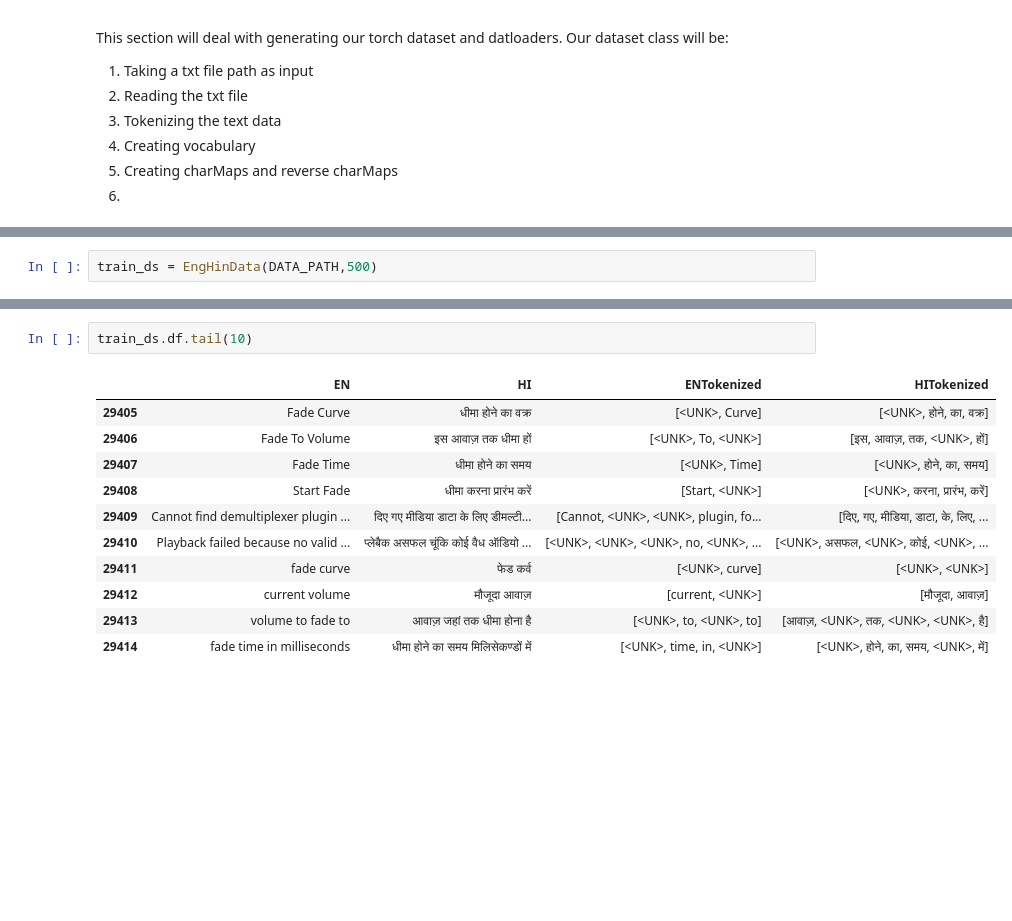
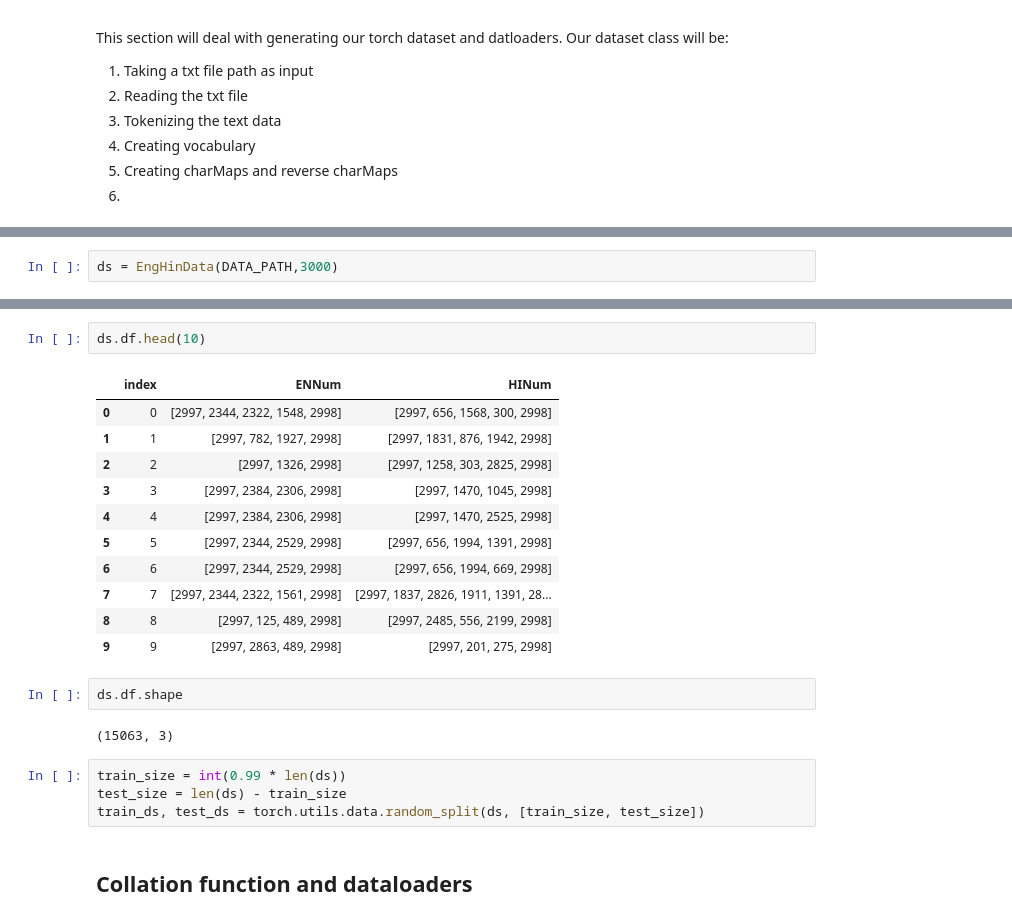
Before and after one commit to akhilsingh-dev/nlp-basics-torch, a Jupyter notebook: Seq2SeqForEngHin.ipynb, the cells around one changed output, grey strips where cells are left out. Drawn from its saved outputs; the diff is of its cells as text; blank space fills up the shorter version.

```diff
--- a/Seq2SeqForEngHin.ipynb
+++ b/Seq2SeqForEngHin.ipynb
@@ -216,3 +281,3 @@ class EngHinData(Dataset):
 # %%
-train_ds = EngHinData(DATA_PATH,500)
+ds = EngHinData(DATA_PATH,3000)
 # %% [output]
@@ -226,14 +297,24 @@ ZeroDivisionError: division by zero
 # %%
-train_ds.df.tail(10)
+ds.df.head(10)
 # %% [output]
-|  | EN | HI | ENTokenized | HITokenized |
-| 29405 | Fade Curve | धीमा होने का वक्र | [<UNK>, Curve] | [<UNK>, होने, का, वक्र] |
-| 29406 | Fade To Volume | इस आवाज़ तक धीमा हों | [<UNK>, To, <UNK>] | [इस, आवाज़, तक, <UNK>, हों] |
-| 29407 | Fade Time | धीमा होने का समय | [<UNK>, Time] | [<UNK>, होने, का, समय] |
-| 29408 | Start Fade | धीमा करना प्रारंभ करें | [Start, <UNK>] | [<UNK>, करना, प्रारंभ, करें] |
-| 29409 | Cannot find demultiplexer plugin ... | दिए गए मीडिया डाटा के लिए डीमल्टी... | [Cannot, <UNK>, <UNK>, plugin, fo... | [दिए, गए, मीडिया, डाटा, के, लिए, ... |
-| 29410 | Playback failed because no valid ... | प्लेबैक असफल चूंकि कोई वैध ऑडियो ... | [<UNK>, <UNK>, <UNK>, no, <UNK>, ... | [<UNK>, असफल, <UNK>, कोई, <UNK>, ... |
-| 29411 | fade curve | फेड कर्व | [<UNK>, curve] | [<UNK>, <UNK>] |
-| 29412 | current volume | मौजूदा आवाज़ | [current, <UNK>] | [मौजूदा, आवाज़] |
-| 29413 | volume to fade to | आवाज़ जहां तक धीमा होना है | [<UNK>, to, <UNK>, to] | [आवाज़, <UNK>, तक, <UNK>, <UNK>, है] |
-| 29414 | fade time in milliseconds | धीमा होने का समय मिलिसेकण्डों में | [<UNK>, time, in, <UNK>] | [<UNK>, होने, का, समय, <UNK>, में] |
+|  | index | ENNum | HINum |
+| 0 | 0 | [2997, 2344, 2322, 1548, 2998] | [2997, 656, 1568, 300, 2998] |
+| 1 | 1 | [2997, 782, 1927, 2998] | [2997, 1831, 876, 1942, 2998] |
+| 2 | 2 | [2997, 1326, 2998] | [2997, 1258, 303, 2825, 2998] |
+| 3 | 3 | [2997, 2384, 2306, 2998] | [2997, 1470, 1045, 2998] |
+| 4 | 4 | [2997, 2384, 2306, 2998] | [2997, 1470, 2525, 2998] |
+| 5 | 5 | [2997, 2344, 2529, 2998] | [2997, 656, 1994, 1391, 2998] |
+| 6 | 6 | [2997, 2344, 2529, 2998] | [2997, 656, 1994, 669, 2998] |
+| 7 | 7 | [2997, 2344, 2322, 1561, 2998] | [2997, 1837, 2826, 1911, 1391, 28... |
+| 8 | 8 | [2997, 125, 489, 2998] | [2997, 2485, 556, 2199, 2998] |
+| 9 | 9 | [2997, 2863, 489, 2998] | [2997, 201, 275, 2998] |
+# %%
+ds.df.shape
+# %% [output]
+(15063, 3)
+# %%
+train_size = int(0.99 * len(ds))
+test_size = len(ds) - train_size
+train_ds, test_ds = torch.utils.data.random_split(ds, [train_size, test_size])
+# %% [markdown]
+## Collation function and dataloaders
```
Also changed, not shown: parts of 15 cells of this notebook, 1 other file.
